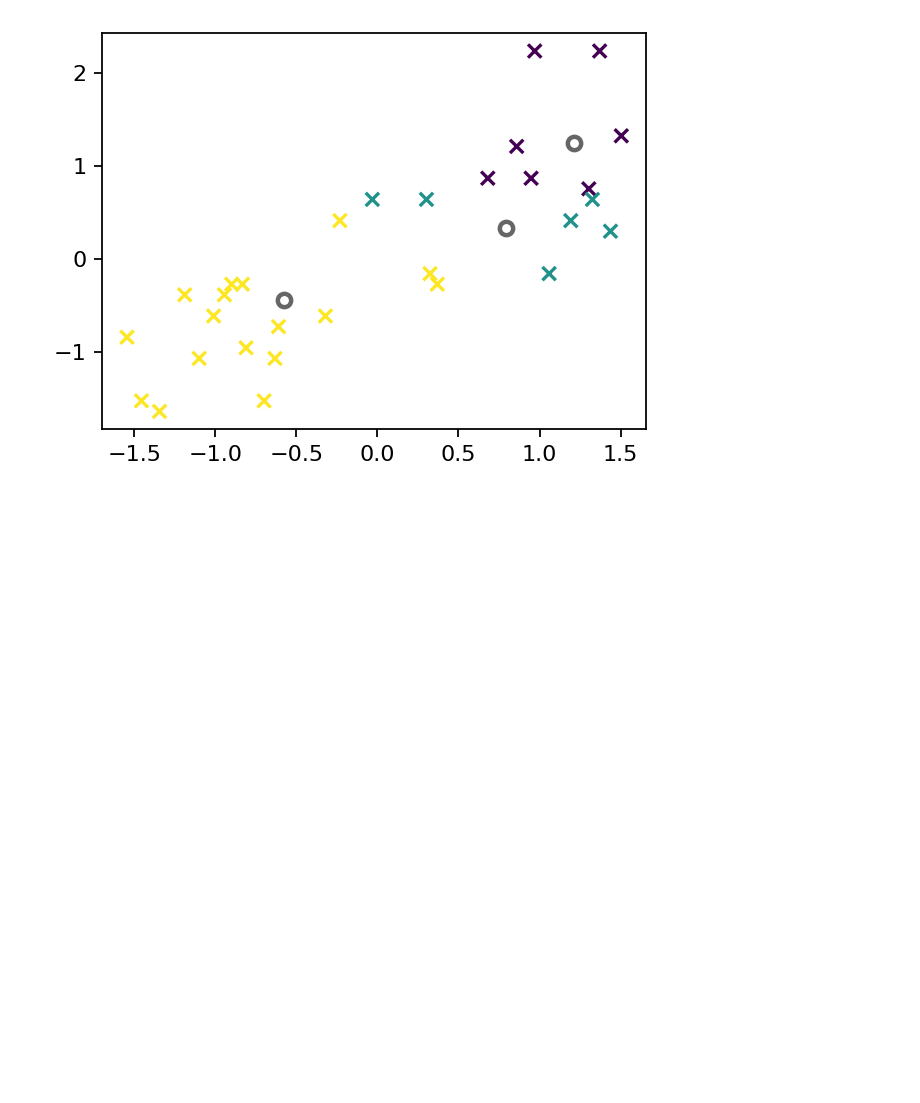
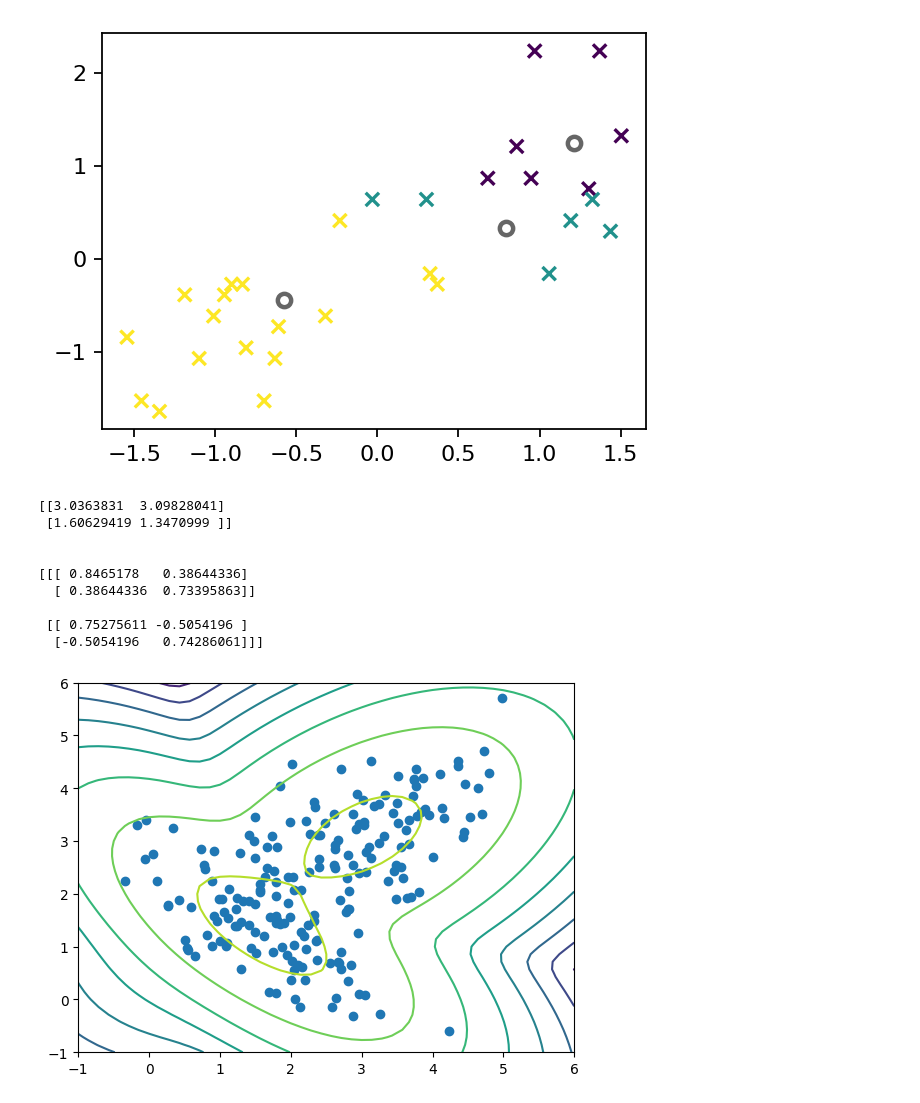
Before and after one commit to ljsoung/PyTorch, a Jupyter notebook: chap11.ipynb, the cells around one changed output. Cells and saved outputs as stored; diff of their text form; code cells hidden in the pictures; blank space fills up the shorter version.

```diff
--- a/chap11.ipynb
+++ b/chap11.ipynb
@@ -112,3 +112,36 @@ plt.tight_layout()
 plt.show()
 # %% [output]
 [figure]
+# %%
+import numpy as np
+import matplotlib.pyplot as plt
+from sklearn.mixture import GaussianMixture
+X_train = np.load(r'C:\deep\chap11\data\data.npy')
+# %%
+gmm = GaussianMixture(n_components=2)
+gmm.fit(X_train)
+
+print(gmm.means_)
+print('\n')
+print(gmm.covariances_)
+
+X, Y = np.meshgrid(np.linspace(-1, 6), np.linspace(-1, 6))
+XX = np.array([X.ravel(), Y.ravel()]).T
+
+Z = gmm.score_samples(XX)
+Z = Z.reshape((50, 50))
+
+plt.contour(X, Y, Z)
+plt.scatter(X_train[:,0], X_train[:,1])
+plt.show()
+# %% [output]
+[[3.0363831  3.09828041]
+ [1.60629419 1.3470999 ]]
+
+
+[[[ 0.8465178   0.38644336]
+  [ 0.38644336  0.73395863]]
+
+ [[ 0.75275611 -0.5054196 ]
+  [-0.5054196   0.74286061]]]
+[figure, added]
```
